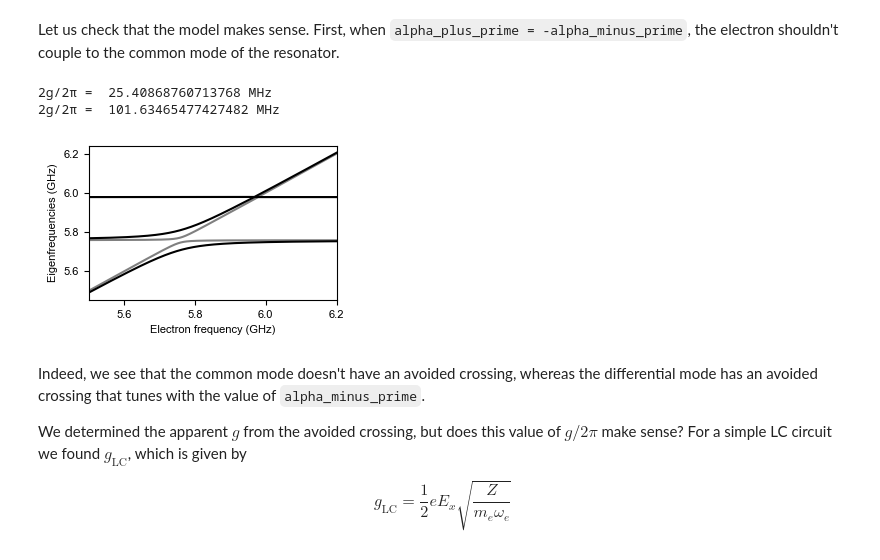
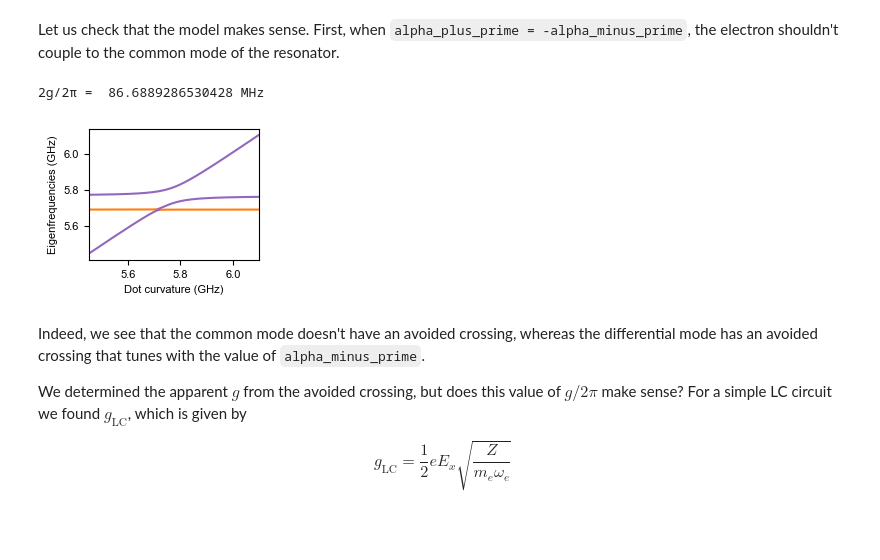
Before and after one commit to gkoolstra/quantum_electron, a Jupyter notebook: examples/98_electron_capacitance.ipynb, the cells around one changed output. Drawn from its saved outputs; the diff is of its cells as text; code cells hidden in the pictures; blank space fills up the shorter version.

Commit message:
Added calculations with resonator tail

```diff
--- a/examples/98_electron_capacitance.ipynb
+++ b/examples/98_electron_capacitance.ipynb
@@ -253,0 +293,13 @@ array([2.00000008e+10, 5.75799708e+09, 5.95516860e+09])
+# %%
+params = {"Ca" : 8.80e-15 + 1.27e-15,
+          "Cb" : 9.57e-15 + 0.45e-15,
+          "Cs" : 0.85e-15,
+          "L" : 64.9e-9,
+          "Ltail" : 6.5e-9,
+          "omega_trap" : 2 * np.pi * 20e9,
+          "alpha_a_prime" : 0.2e6,
+          "alpha_b_prime" : -0.2e6}
+
+# efreqs = single_e_system(**params)
+efreqs, evecs = single_e_with_tail(**params)
+efreqs
@@ -269,48 +323,54 @@ Common mode: 5.955 GHz, Differential mode: 5.758 GHz
 # %% [markdown]
 Let us check that the model makes sense. First, when `alpha_plus_prime = -alpha_minus_prime`, the electron shouldn't couple to the common mode of the resonator.
 # %%
-electron_freqs = np.linspace(5.5e9, 6.2e9, 5001)
+electron_freqs = np.linspace(5.45e9, 6.1e9, 5001)
 
-eigenfrequencies = np.zeros((len(electron_freqs), 3))
+eigenfrequencies = np.zeros((len(electron_freqs), 2))
+common_mode = np.zeros(len(electron_freqs))
 
-fig = plt.figure(figsize=(3.2, 2.))
+fig = plt.figure(figsize=(2.2, 1.7))
 
-for Ex, color in zip([0.25e6, 1e6], ['gray', 'black']):
-    f0_diff = 5.758e9
-    Z0_diff = 200
+for Ex, alph in zip([0.25e6], [1.0]):
+    common_mode_idx = list()
 
-    omega0 = 2 * np.pi * f0_diff
-    cdot = 0.5e-14
-    l = Z0_diff / omega0
-
-    params = {"c" : 1 / (omega0 ** 2 * l) - 2 * cdot,
-              "cdot" : cdot,
-              "l" : l,
+    params = {"Ca" : 8.80e-15 + 1.27e-15,
+              "Cb" : 9.57e-15 + 0.45e-15,
+              "Cs" : 0.85e-15,
+              "L" : 64.9e-9,
+              "Ltail" : 6.5e-9,
               "omega_trap" : 2 * np.pi * 20e9,
-              "alpha_plus_prime" : Ex,
-              "alpha_minus_prime" : -Ex}
+              "alpha_a_prime" : Ex,
+              "alpha_b_prime" : -Ex}
 
     for k, f_e in enumerate(electron_freqs):
         params["omega_trap"] = 2 * np.pi * f_e
-        efreqs = single_e_system(**params)
+        # efreqs = single_e_system(**params)
+        efreqs, evecs = single_e_with_tail(**params)
 
-        eigenfrequencies[k] = np.sort(efreqs)
+        common_mode_idx = np.argmin(np.abs(efreqs - 5.690e9))
+        selection = np.delete(np.arange(3), common_mode_idx)
+        eigenfrequencies[k] = np.sort(efreqs[selection])
 
-    for k in range(3):
+        common_mode[k] = efreqs[common_mode_idx]
+
+        # common_mode_idx.append(np.argmin(np.abs(efreqs - 5.69e9)))
+
+    plt.plot(electron_freqs / 1e9, common_mode / 1e9, color='tab:orange')
+
+    for k in range(2):
         label = "" if k == 0 else f"Ex = {Ex/1e6}V/$\mu$m"
-        plt.plot(electron_freqs /1e9, eigenfrequencies[:, k] /1e9, color=color, label=label)
+        plt.plot(electron_freqs /1e9, eigenfrequencies[:, k] /1e9, color='tab:purple', alpha=alph, label=label)
 
     # Estimate 2 * g from the minimum distance.
     print("2g/2π = ", np.min(eigenfrequencies[:, 1] - eigenfrequencies[:, 0]) / 1e6, "MHz")
 
-    plt.xlabel("Electron frequency (GHz)")
+    plt.xlabel("Dot curvature (GHz)")
     plt.ylabel("Eigenfrequencies (GHz)")
     plt.xlim(electron_freqs.min() / 1e9, electron_freqs.max() /1e9)
     # plt.legend(loc=0, frameon=False)
 # %% [output]
-2g/2π =  25.40868760713768 MHz
-2g/2π =  101.63465477427482 MHz
+2g/2π =  86.6889286530428 MHz
-[figure, old version]
+[figure, new version]
 # %% [markdown]
 Indeed, we see that the common mode doesn't have an avoided crossing, whereas the differential mode has an avoided crossing that tunes with the value of `alpha_minus_prime`.
 
```
Also changed, not shown: parts of 22 cells of this notebook.
